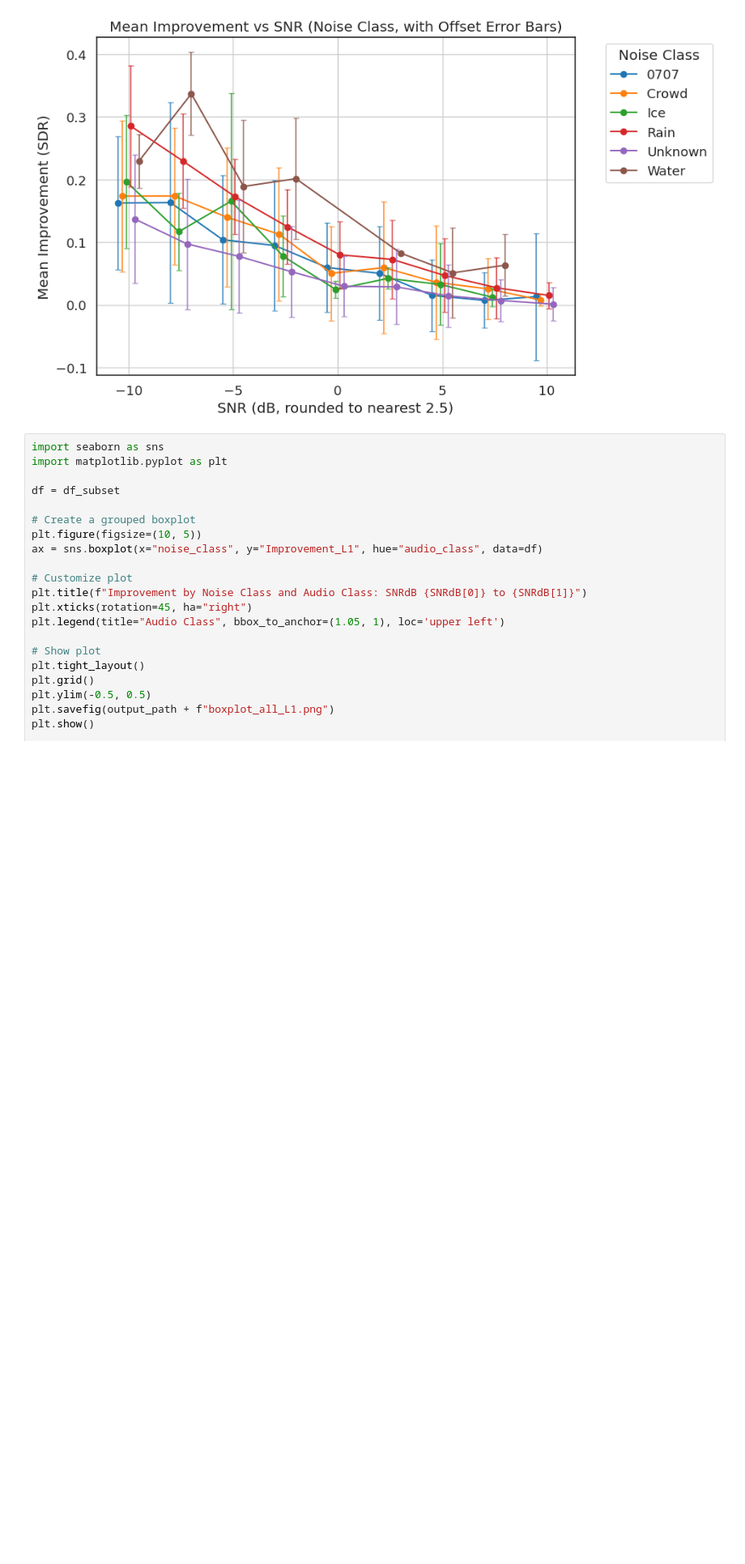
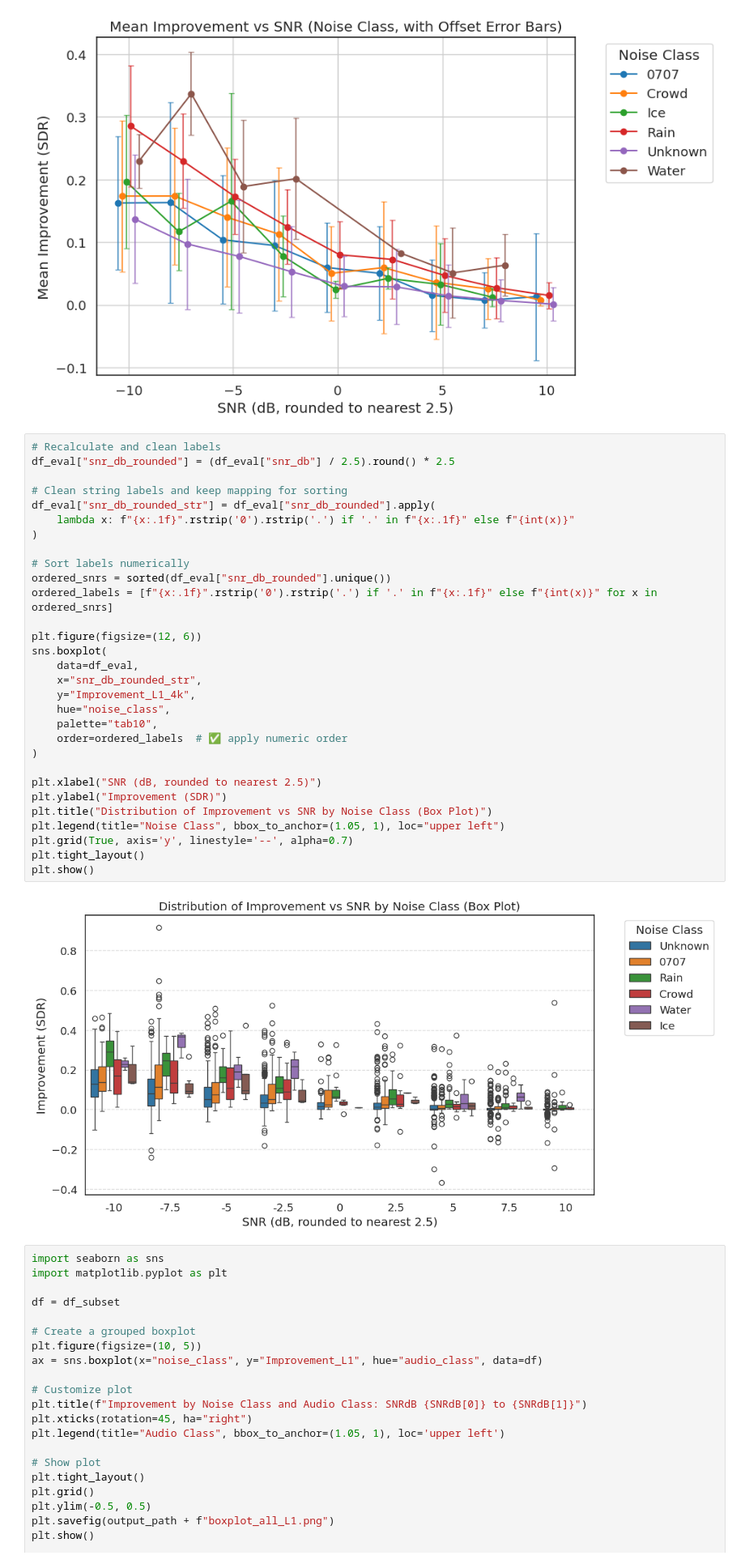
Before and after one commit to CiaranMaloy/audioautoencoder, a Jupyter notebook: audioautoencoder/Scripts/Test_Model.ipynb, the cells around one changed output. Shown at 81% size. Saved outputs shown, nothing was run; the diff lists cells and outputs as text; blank space fills up the shorter version.

```diff
--- a/audioautoencoder/Scripts/Test_Model.ipynb
+++ b/audioautoencoder/Scripts/Test_Model.ipynb
@@ -244,6 +244,38 @@ plt.tight_layout()
 plt.show()
 # %% [output]
 [figure]
+# %%
+# Recalculate and clean labels
+df_eval["snr_db_rounded"] = (df_eval["snr_db"] / 2.5).round() * 2.5
+
+# Clean string labels and keep mapping for sorting
+df_eval["snr_db_rounded_str"] = df_eval["snr_db_rounded"].apply(
+    lambda x: f"{x:.1f}".rstrip('0').rstrip('.') if '.' in f"{x:.1f}" else f"{int(x)}"
+)
+
+# Sort labels numerically
+ordered_snrs = sorted(df_eval["snr_db_rounded"].unique())
+ordered_labels = [f"{x:.1f}".rstrip('0').rstrip('.') if '.' in f"{x:.1f}" else f"{int(x)}" for x in ordered_snrs]
+
+plt.figure(figsize=(12, 6))
+sns.boxplot(
+    data=df_eval,
+    x="snr_db_rounded_str",
+    y="Improvement_L1_4k",
+    hue="noise_class",
+    palette="tab10",
+    order=ordered_labels  # ✅ apply numeric order
+)
+
+plt.xlabel("SNR (dB, rounded to nearest 2.5)")
+plt.ylabel("Improvement (SDR)")
+plt.title("Distribution of Improvement vs SNR by Noise Class (Box Plot)")
+plt.legend(title="Noise Class", bbox_to_anchor=(1.05, 1), loc="upper left")
+plt.grid(True, axis='y', linestyle='--', alpha=0.7)
+plt.tight_layout()
+plt.show()
+# %% [output]
+[figure, added]
 # %%
 import seaborn as sns
 import matplotlib.pyplot as plt
```
